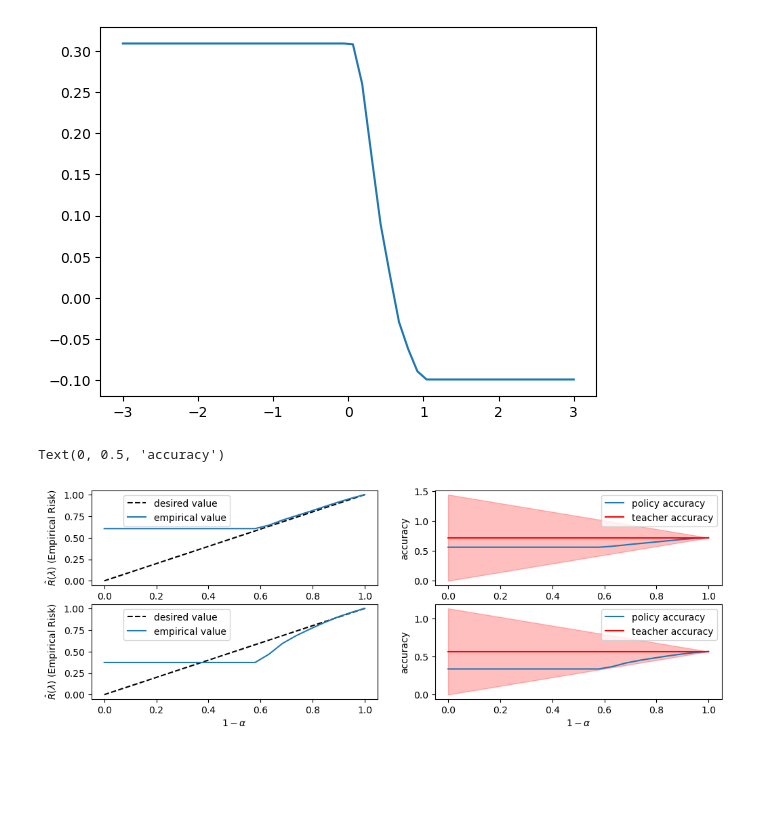
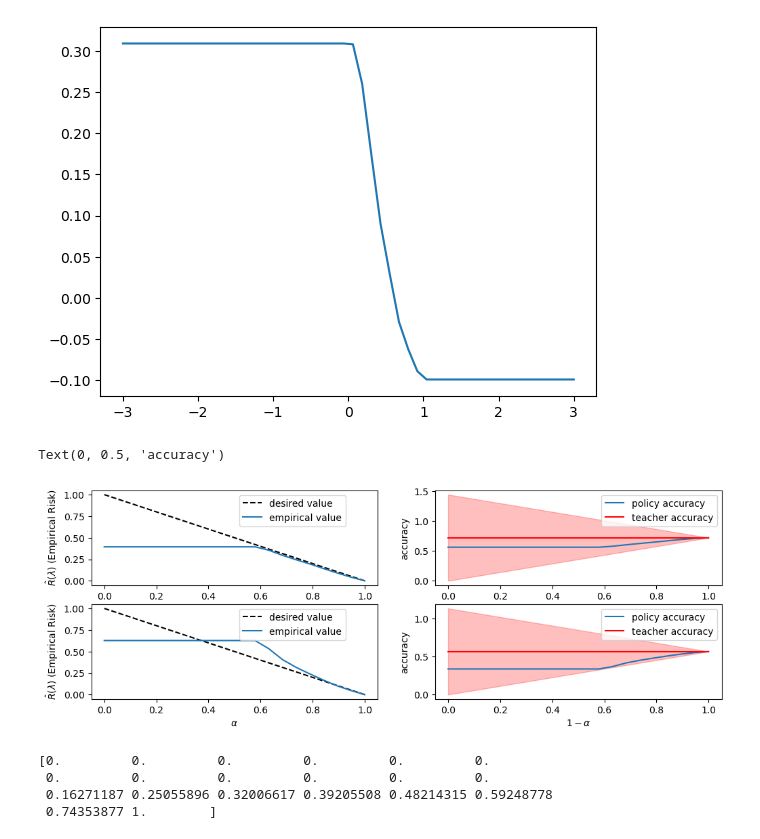
Before and after one commit to Geffen-Cooper/conformal, a Jupyter notebook: tutorial.ipynb, the cells around one changed output. Cells and saved outputs as stored; diff of their text form; code cells hidden in the pictures; blank space fills up the shorter version.

```diff
--- a/tutorial.ipynb
+++ b/tutorial.ipynb
@@ -240,35 +240,42 @@ for i,alpha in enumerate(alphas):
     # print(f"The empirical ZOL is: {zo_loss(p_set, teacher_val_preds)} and the threshold value is: {lamhat}")
 # %%
 fig,ax = plt.subplots(2,2,figsize=(12,4))
-ax[0,0].plot(1-alphas,1-alphas,linestyle="--",c='k',label="desired value")
-ax[0,0].plot(1-alphas,st_match,label="empirical value")
+ax[0,0].plot(alphas,alphas[::-1],linestyle="--",c='k',label="desired value")
+ax[0,0].plot(alphas,1-st_match[::-1],label="empirical value")
 ax[0,0].legend(bbox_to_anchor=(0.5,1))
-ax[0,0].set_xlabel(r'$1-\alpha$')
+ax[0,0].set_xlabel(r'$\alpha$')
 ax[0,0].set_ylabel(r'$\hat{R}(\lambda)$ (Empirical Risk)')
 
 y_err_m = t_acc - (alphas)*t_acc
 y_err_p = t_acc + (alphas)*t_acc
 ax[0,1].plot(1-alphas,p_acc,label="policy accuracy")
 ax[0,1].plot(1-alphas,t_acc,label="teacher accuracy",c='r')
 ax[0,1].fill_between(1-alphas,y_err_m,y_err_p,color='r',alpha=0.25)
 ax[0,1].legend(bbox_to_anchor=(1,1))
 ax[0,1].set_xlabel(r'$1-\alpha$')
 ax[0,1].set_ylabel("accuracy")
 
-ax[1,0].plot(1-alphas,1-alphas,linestyle="--",c='k',label="desired value")
-ax[1,0].plot(1-alphas,st_match_,label="empirical value")
+ax[1,0].plot(alphas,alphas[::-1],linestyle="--",c='k',label="desired value")
+ax[1,0].plot(alphas,1-st_match_[::-1],label="empirical value")
 ax[1,0].legend(bbox_to_anchor=(0.5,1))
-ax[1,0].set_xlabel(r'$1-\alpha$')
+ax[1,0].set_xlabel(r'$\alpha$')
 ax[1,0].set_ylabel(r'$\hat{R}(\lambda)$ (Empirical Risk)')
 
 y_err_m = t_acc_ - (alphas)*t_acc_
 y_err_p = t_acc_ + (alphas)*t_acc_
 ax[1,1].plot(1-alphas,p_acc_,label="policy accuracy")
 ax[1,1].plot(1-alphas,t_acc_,label="teacher accuracy",c='r')
 ax[1,1].fill_between(1-alphas,y_err_m,y_err_p,color='r',alpha=0.25)
 ax[1,1].legend(bbox_to_anchor=(1,1))
 ax[1,1].set_xlabel(r'$1-\alpha$')
 ax[1,1].set_ylabel("accuracy")
 # %% [output]
 Text(0, 0.5, 'accuracy')
-[figure, old version]
+[figure, new version]
+# %%
+print(lambdas[::-1])
+# %% [output]
+[0.         0.         0.         0.         0.         0.
+ 0.         0.         0.         0.         0.         0.
+ 0.16271187 0.25055896 0.32006617 0.39205508 0.48214315 0.59248778
+ 0.74353877 1.        ]
```
